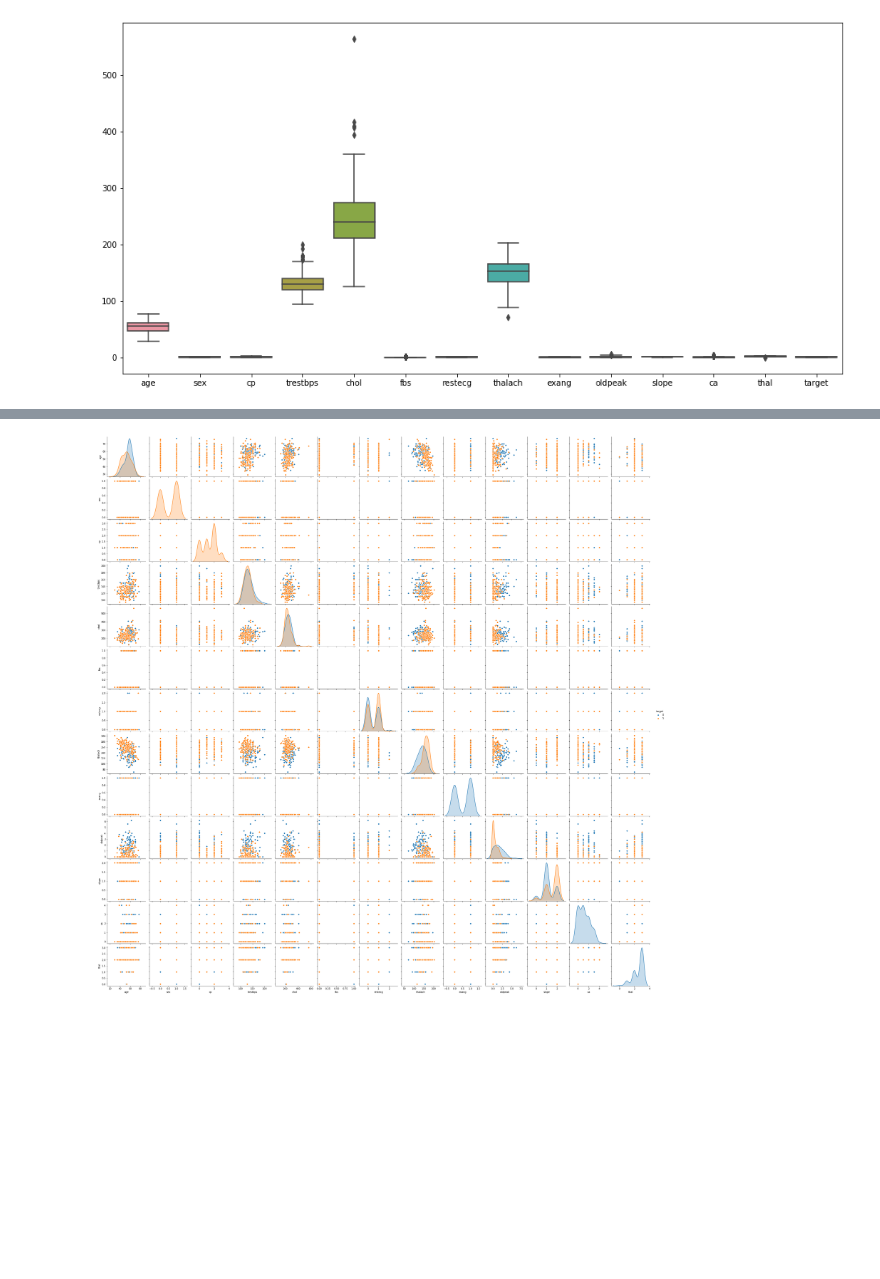
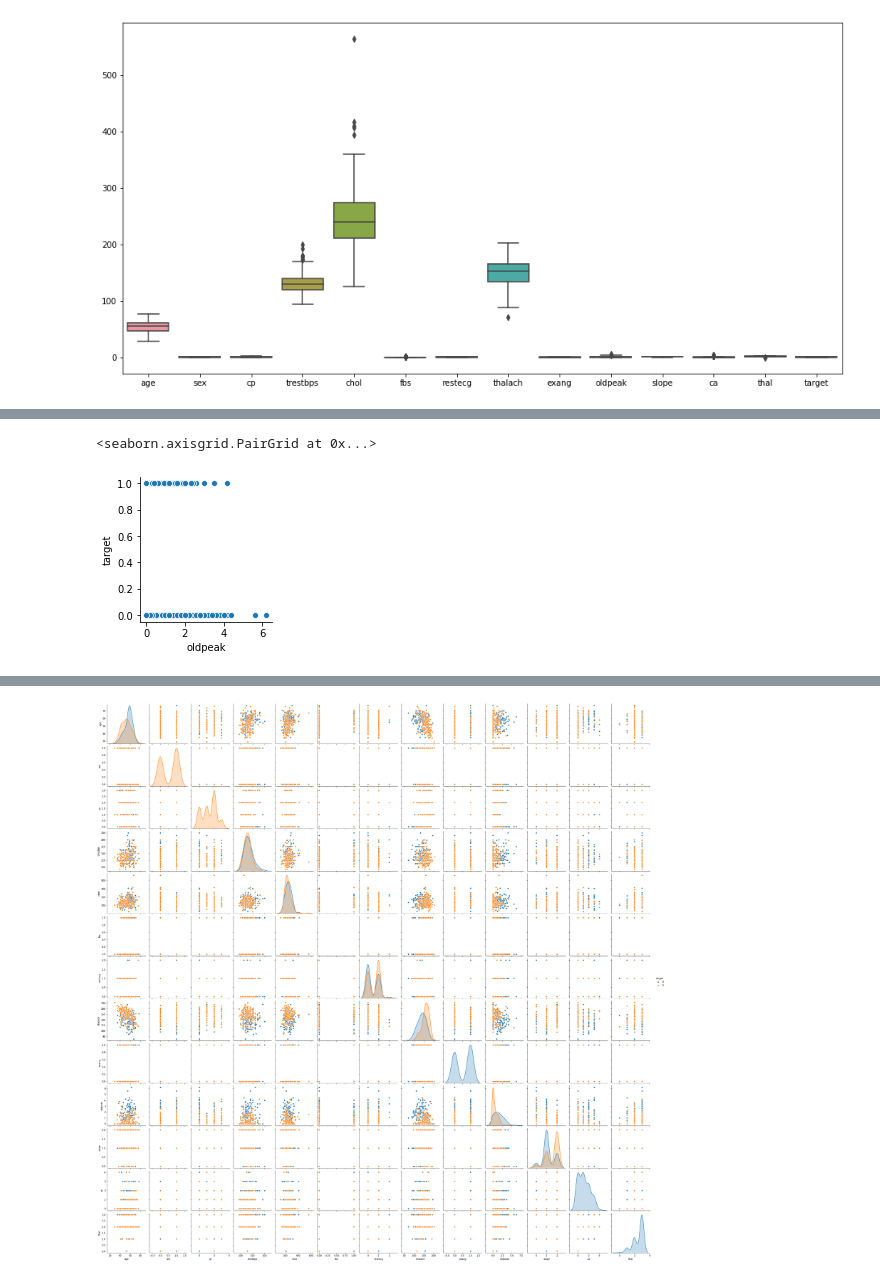
Before and after one commit to Wlanporn/Heart-Disease, a Jupyter notebook: Heart_disease.ipynb, the cells around one changed output, grey strips where cells are left out. Cells and saved outputs as stored; diff of their text form; code cells hidden in the pictures; blank space fills up the shorter version.

```diff
--- a/Heart_disease.ipynb
+++ b/Heart_disease.ipynb
@@ -74,0 +165,5 @@ sns.boxplot(data = heart_disease)
+# %%
+sns.pairplot(data = heart_disease, x_vars= 'oldpeak' , y_vars='target')
+# %% [output]
+<seaborn.axisgrid.PairGrid at 0x...>
+[figure, added]
```
Also changed, not shown: parts of 27 cells of this notebook.
